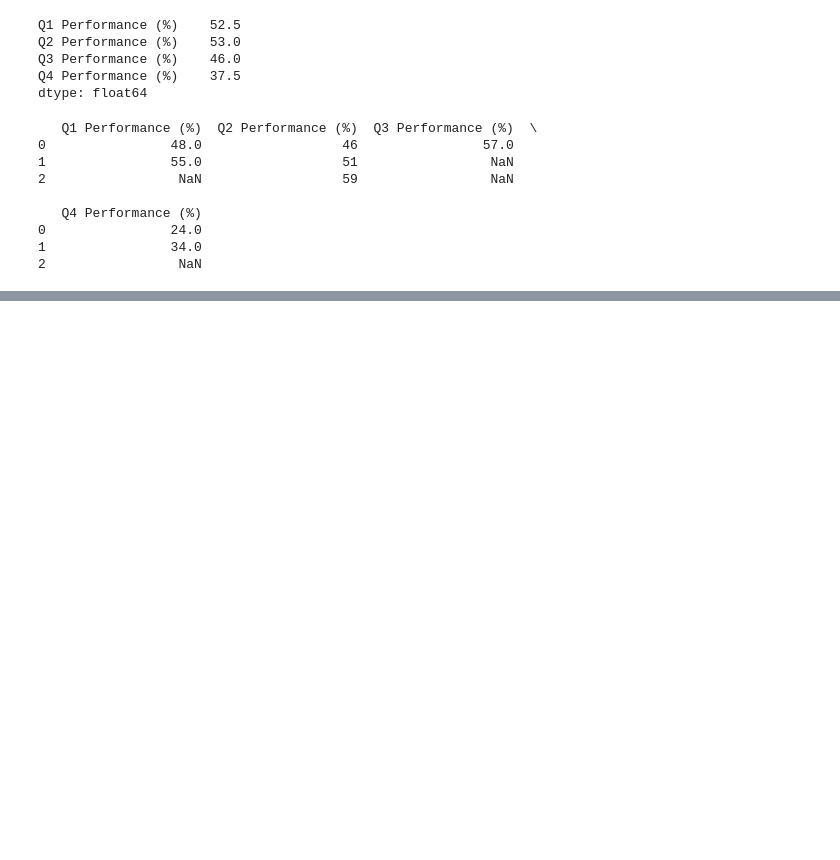
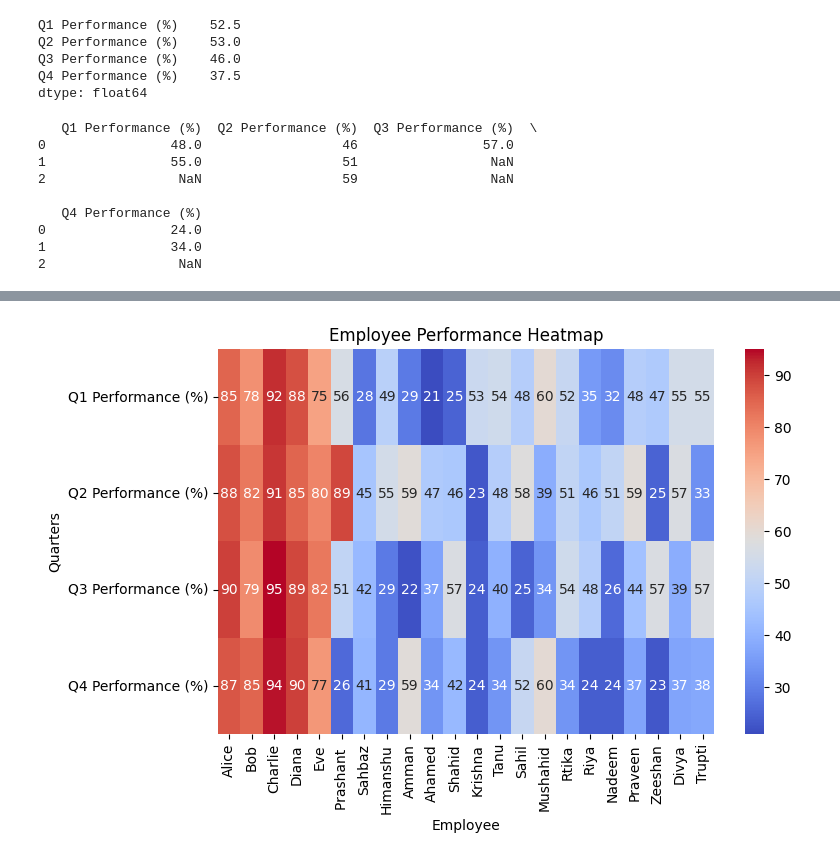
Before and after one commit to theamaan619/Data-Analytics, a Jupyter notebook: Lecture 7.ipynb, the cells around one changed output, grey strips where cells are left out. Saved outputs shown, nothing was run; the diff lists cells and outputs as text; code cells hidden in the pictures; blank space fills up the shorter version.

```diff
--- a/Lecture 7.ipynb
+++ b/Lecture 7.ipynb
@@ -131,0 +159,9 @@ print(mode_value)
+# %%
+plt.figure(figsize=(8,5))
+sns.heatmap(data.set_index("Employee Name").T,annot=True,cmap="coolwarm",fmt=".0f",cbar=True)
+plt.title("Employee Performance Heatmap")
+plt.ylabel("Quarters")
+plt.xlabel("Employee")
+plt.show()
+# %% [output]
+[figure, added]
```
Also changed, not shown: parts of 5 cells of this notebook, 2 other files.
